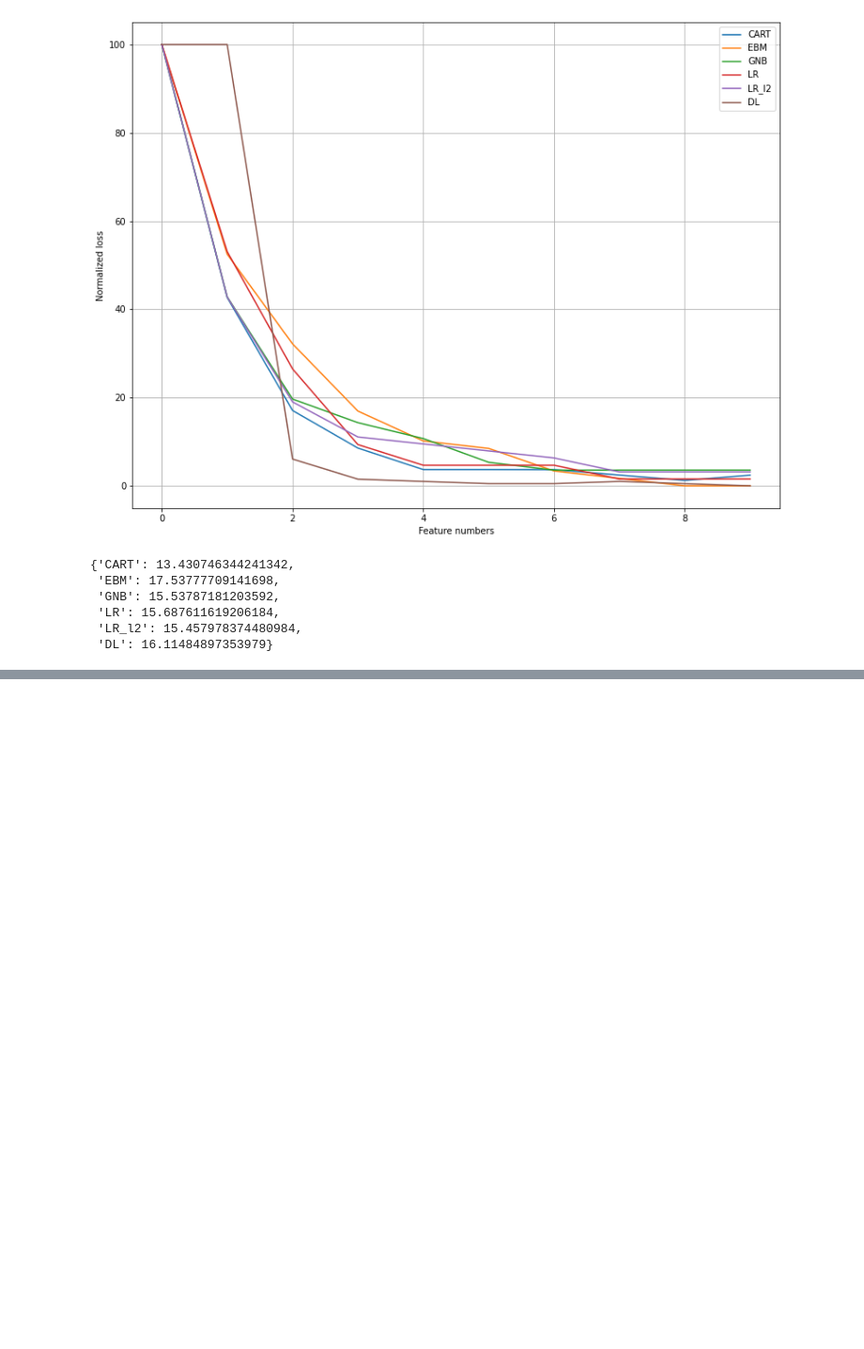
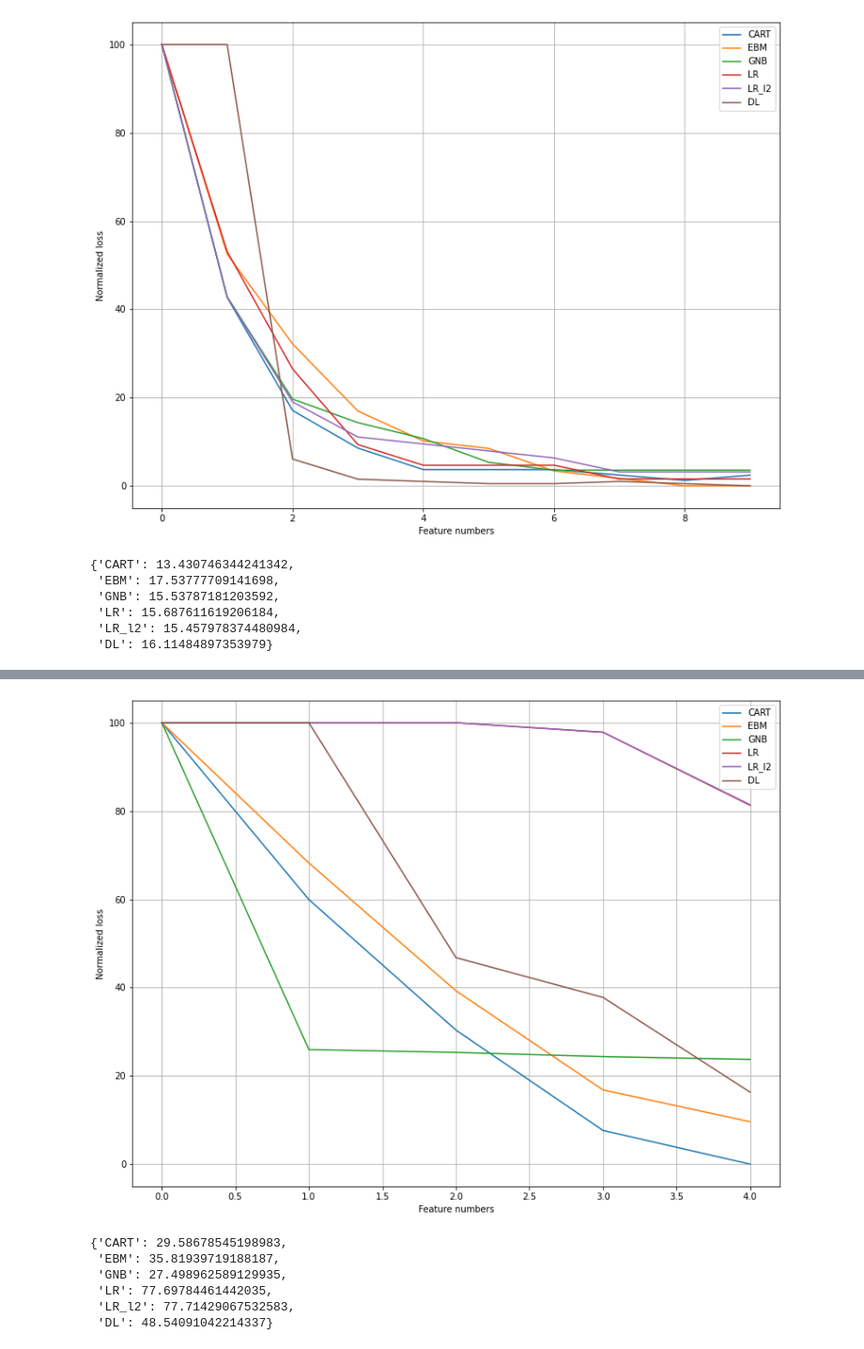
Before and after one commit to bartsvoboda/XAI_models, a Jupyter notebook: results_analysis/feature_density_analysis.ipynb, the cells around one changed output, grey strips where cells are left out. Shown at 94% size. Saved outputs shown, nothing was run; the diff lists cells and outputs as text; code cells hidden in the pictures; blank space fills up the shorter version.

```diff
--- a/results_analysis/feature_density_analysis.ipynb
+++ b/results_analysis/feature_density_analysis.ipynb
@@ -110,0 +165,4 @@ breast_auc_loss
+# %%
+churn_data_results = calculate_losses(2)
+churn_df_results = pd.DataFrame(churn_data_results)
+churn_df_results
@@ -110,0 +197,14 @@ breast_auc_loss
+# %%
+plot_losses(5, churn_df_results)
+# %% [output]
+[figure, added]
+# %%
+churn_auc_loss = calculate_loss_auc(churn_df_results, delimiter=5)
+churn_auc_loss
+# %% [output]
+{'CART': 29.58678545198983,
+ 'EBM': 35.81939719188187,
+ 'GNB': 27.498962589129935,
+ 'LR': 77.69784461442035,
+ 'LR_l2': 77.71429067532583,
+ 'DL': 48.54091042214337}
```
Also changed, not shown: parts of 25 cells of this notebook, 11 other files.
